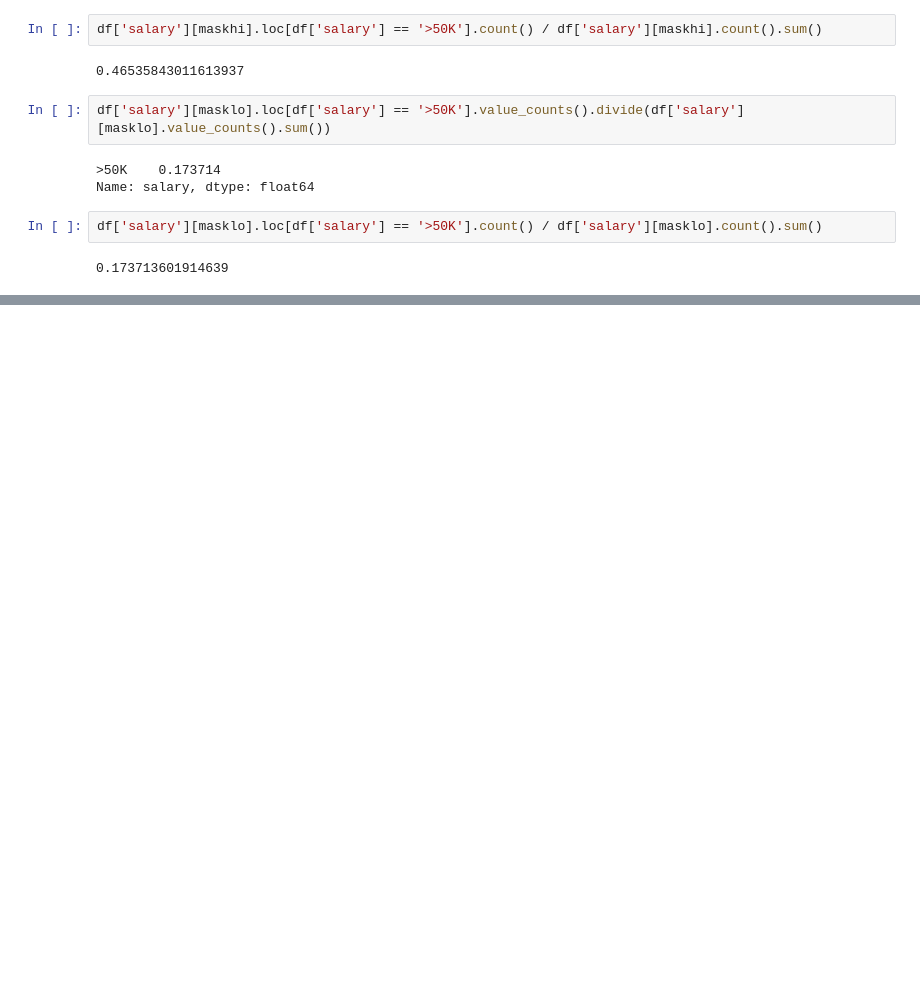
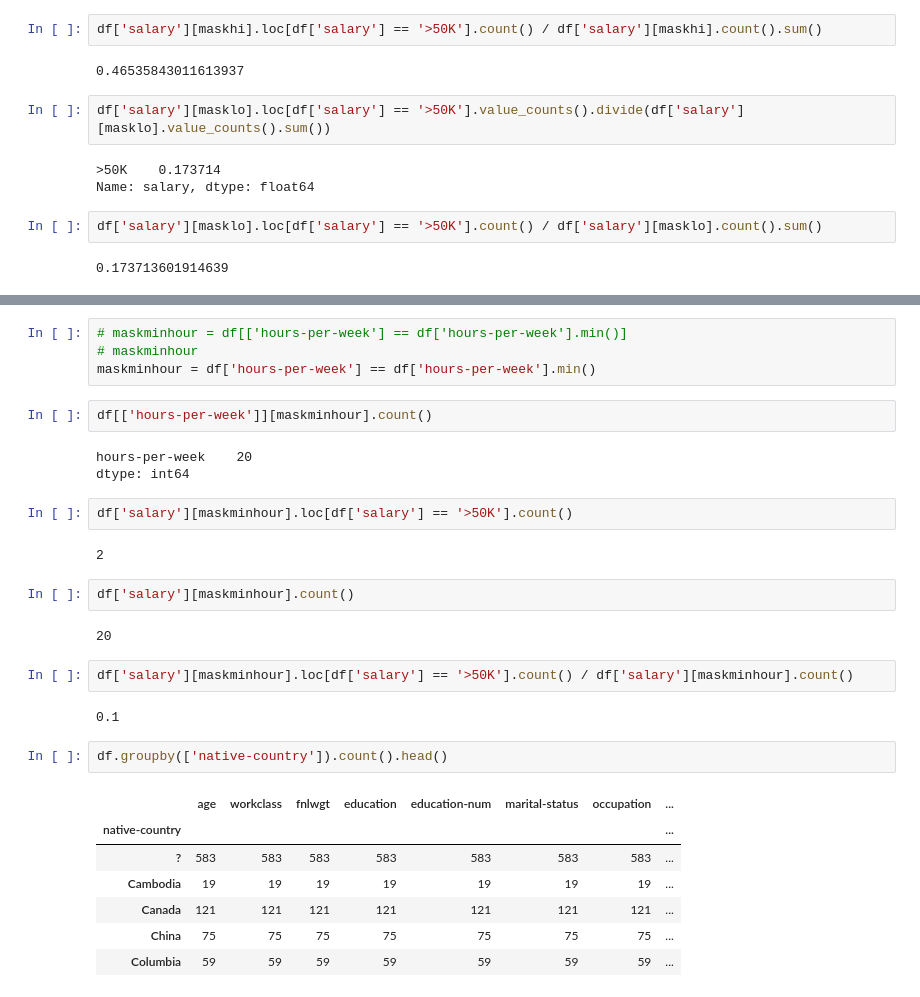
Before and after one commit to Braxion06/FreeCodeCamp---Data-Analysis-Projects, a Jupyter notebook: ad_hoc_testing.ipynb, the cells around one changed output, grey strips where cells are left out. Saved outputs shown, nothing was run; the diff lists cells and outputs as text; blank space fills up the shorter version.

```diff
--- a/ad_hoc_testing.ipynb
+++ b/ad_hoc_testing.ipynb
@@ -124,0 +111,31 @@ dtype: int64
+# %%
+# maskminhour = df[['hours-per-week'] == df['hours-per-week'].min()]
+# maskminhour
+maskminhour = df['hours-per-week'] == df['hours-per-week'].min()
+# %%
+df[['hours-per-week']][maskminhour].count()
+# %% [output]
+hours-per-week    20
+dtype: int64
+# %%
+df['salary'][maskminhour].loc[df['salary'] == '>50K'].count()
+# %% [output]
+2
+# %%
+df['salary'][maskminhour].count()
+# %% [output]
+20
+# %%
+df['salary'][maskminhour].loc[df['salary'] == '>50K'].count() / df['salary'][maskminhour].count()
+# %% [output]
+0.1
+# %%
+df.groupby(['native-country']).count().head()
+# %% [output]
+|  | age | workclass | fnlwgt | education | education-num | marital-status | occupation | ... |
+| native-country |  |  |  |  |  |  |  | ... |
+| ? | 583 | 583 | 583 | 583 | 583 | 583 | 583 | ... |
+| Cambodia | 19 | 19 | 19 | 19 | 19 | 19 | 19 | ... |
+| Canada | 121 | 121 | 121 | 121 | 121 | 121 | 121 | ... |
+| China | 75 | 75 | 75 | 75 | 75 | 75 | 75 | ... |
+| Columbia | 59 | 59 | 59 | 59 | 59 | 59 | 59 | ... |
```
Also changed, not shown: parts of 11 cells of this notebook, 1 other file.
